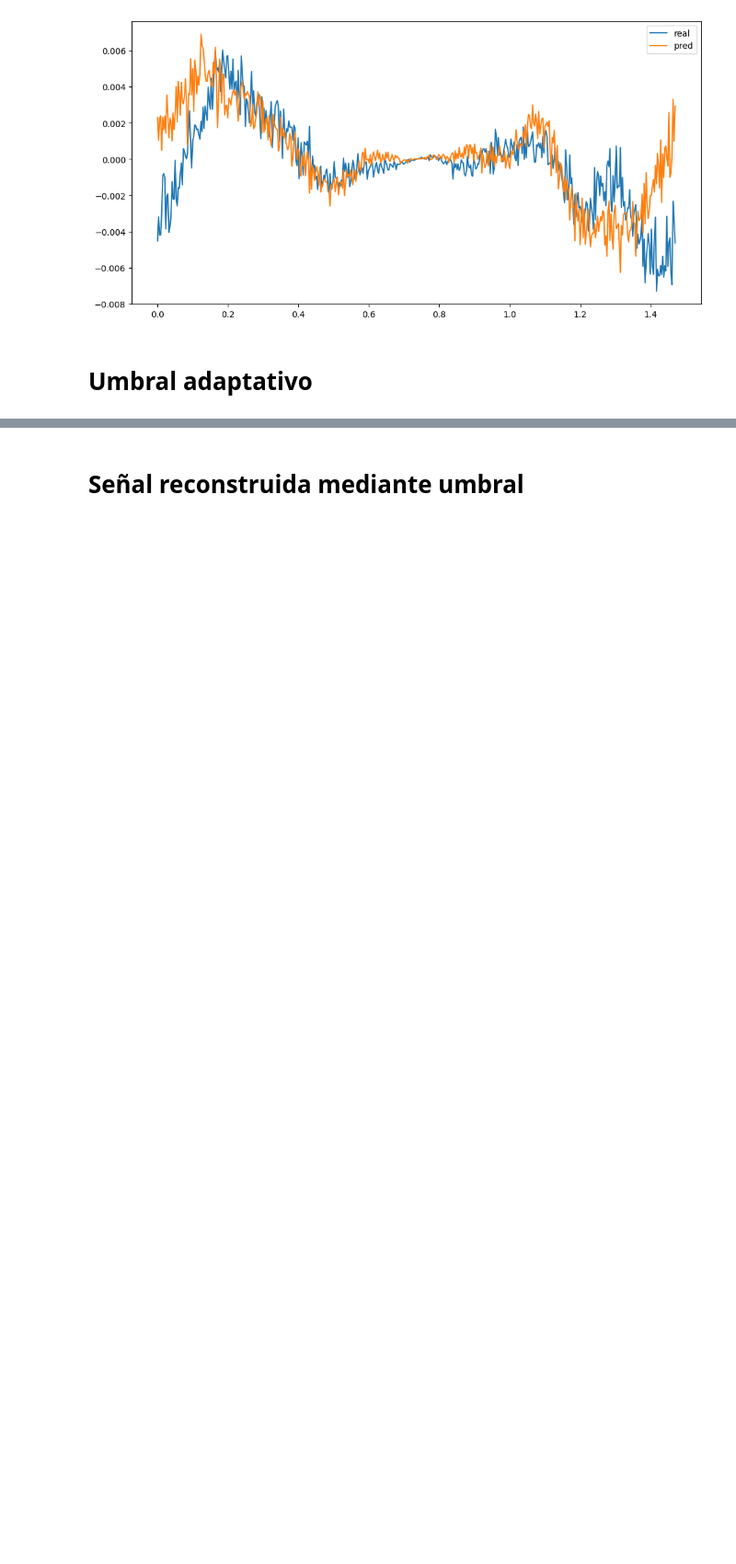
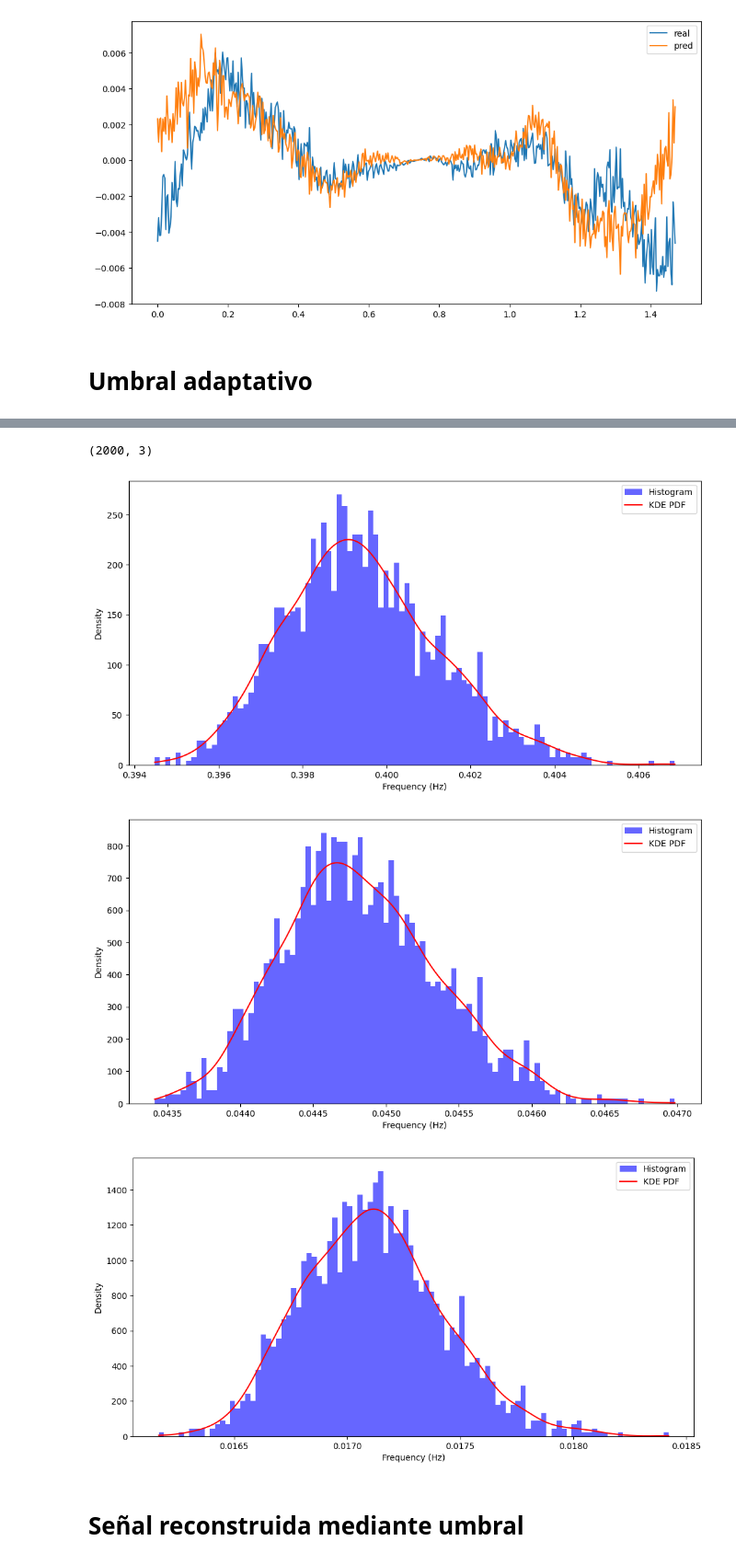
Before and after one commit to dramirezbe/Signal-theory, a Jupyter notebook: Random-signal-analysis/PSD_Estimation_David_Ramirez_Betancourth.ipynb, the cells around one changed output, grey strips where cells are left out. Shown at 92% size. Cells and saved outputs as stored; diff of their text form; code cells hidden in the pictures; blank space fills up the shorter version.

```diff
--- a/Random-signal-analysis/PSD_Estimation_David_Ramirez_Betancourth.ipynb
+++ b/Random-signal-analysis/PSD_Estimation_David_Ramirez_Betancourth.ipynb
@@ -237,3 +238,30 @@ plt.show()
+# %%
+n_harm = 3
+harmonics_vector = np.zeros((M, n_harm))
+
+for i in range(M):
+    thres, harm_f, harm_psd = thresholding_harmonics(f, psd_pred[i])
+    harmonics_vector[i] = harm_psd
+
+print(harmonics_vector.shape)
+for i in range(n_harm):
+
+    harmonic = harmonics_vector[:,i]
+    kde = stats.gaussian_kde(harmonic)
+    x = np.linspace(np.min(harmonic), np.max(harmonic), 1000)
+    pdf = kde(x)
+    plt.figure(figsize=(12, 6))
+    plt.hist(harmonic, bins=100, density=True, alpha=0.6, color='b', label='Histogram')
+    plt.plot(x, pdf, c='r', label='KDE PDF')
+    plt.xlabel('Frequency (Hz)')
+    plt.ylabel('Density')
+    plt.legend()
+    plt.show()
+# %% [output]
+(2000, 3)
+[figure, added]
+[figure, added]
+[figure, added]
 # %% [markdown]
 # Señal reconstruida mediante umbral
 # %%
```
Also changed, not shown: parts of 8 cells of this notebook.
